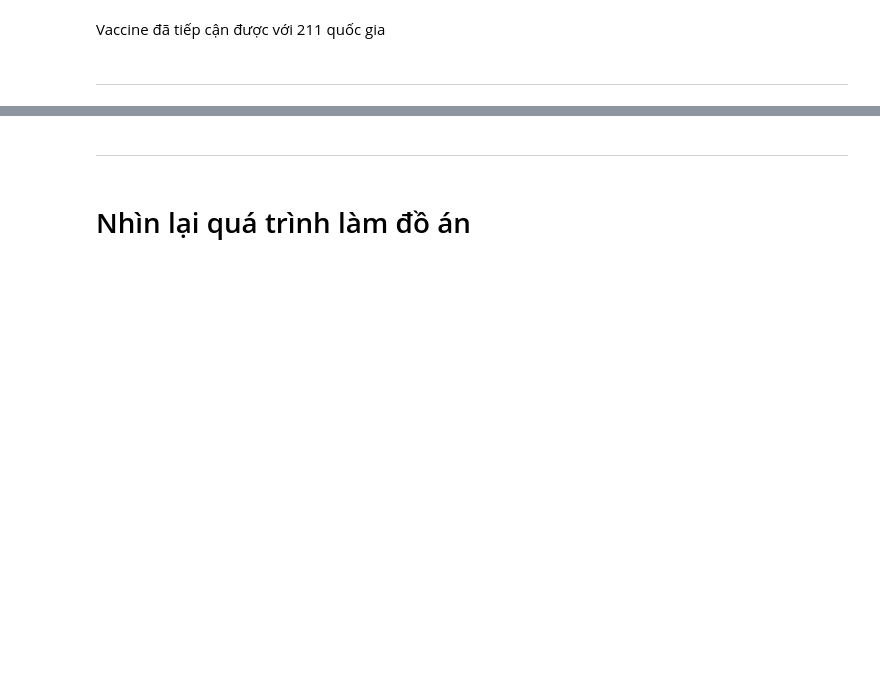
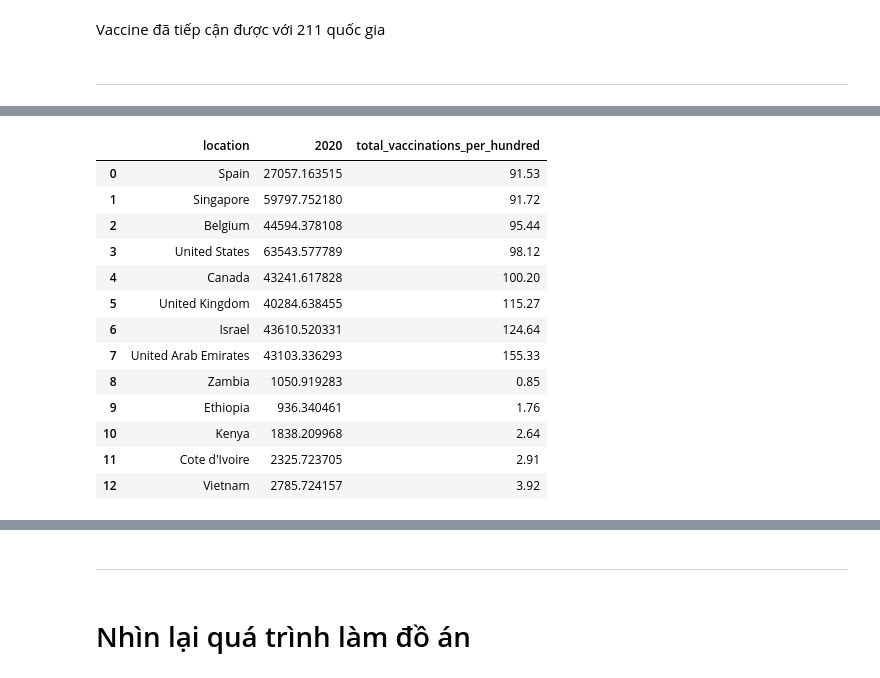
Before and after one commit to FinalProject-P4DS/FinalProject-P4DS, a Jupyter notebook: Final_Project-P4DS.ipynb, the cells around one changed output, grey strips where cells are left out. Saved outputs shown, nothing was run; the diff lists cells and outputs as text; code cells hidden in the pictures; blank space fills up the shorter version.

```diff
--- a/Final_Project-P4DS.ipynb
+++ b/Final_Project-P4DS.ipynb
@@ -633,0 +368,36 @@ num_vaccinations_each_month
+# %%
+# Đọc file API_NY.GDP.PCAP.CD_DS2_en_csv_v2_2593099.csv
+gdp_per_capita= pd.read_csv('API_NY.GDP.PCAP.CD_DS2_en_csv_v2_2593099.csv',skiprows=4)
+
+# Tiền xử lý:
+# Chuyển sang type float
+gdp_per_capita.loc[:,'1960':'2020']=gdp_per_capita.loc[:,'1960':'2020'].astype(float)
+
+# Điền khuyết vào giá trị 'nan' của cột '2020'
+start=gdp_per_capita.shape[1]-3 # index of column '2019'
+end = start-(2020-1960) #index of column '1960'
+for i in range(len(gdp_per_capita['2020'])):
+    if math.isnan(gdp_per_capita.loc[i,'2020']):
+        for j in range(start,end,-1):
+            if math.isnan(gdp_per_capita.iloc[i,j])!=True:
+                gdp_per_capita.loc[i,'2020']=gdp_per_capita.iloc[i,j]
+                break
+
+gdp_per_capita_2020= gdp_per_capita[['Country Code','2020']]
+
+# Kết với dataframe gdp_per_capita_2020 and national_vacc
+gdp_per_capita_national_vacc=national_vacc.merge(gdp_per_capita_2020,left_on='iso_code', right_on='Country Code')
+# %%
+# Lọc theo date = 2021/07/01 và  total_vaccinations > 4000000
+cur_date= pd.to_datetime('2021/07/01', format='%Y/%m/%d')
+filter1= gdp_per_capita_national_vacc['date']==cur_date
+filter2= gdp_per_capita_national_vacc['total_vaccinations']>4000000
+df = gdp_per_capita_national_vacc.where(filter1&filter2)
+df.dropna(inplace =True)
+
+top8_highest_location = df[['location','2020','total_vaccinations_per_hundred']].sort_values(by =['total_vaccinations_per_hundred'], ascending = True).iloc[-8:]
+top5_lowest_location =gdp_per_capita_national_vacc[filter1][['location','2020','total_vaccinations_per_hundred']].sort_values(by =['total_vaccinations_per_hundred'], ascending = True).iloc[0:5]
+
+location_list=pd.concat([top8_highest_location,top5_lowest_location],axis=0)
+location_list=location_list.reset_index()
+location_list.drop(columns='index',inplace=True)
@@ -633,0 +463,17 @@ num_vaccinations_each_month
+# %%
+location_list
+# %% [output]
+|  | location | 2020 | total_vaccinations_per_hundred |
+| 0 | Spain | 27057.163515 | 91.53 |
+| 1 | Singapore | 59797.752180 | 91.72 |
+| 2 | Belgium | 44594.378108 | 95.44 |
+| 3 | United States | 63543.577789 | 98.12 |
+| 4 | Canada | 43241.617828 | 100.20 |
+| 5 | United Kingdom | 40284.638455 | 115.27 |
+| 6 | Israel | 43610.520331 | 124.64 |
+| 7 | United Arab Emirates | 43103.336293 | 155.33 |
+| 8 | Zambia | 1050.919283 | 0.85 |
+| 9 | Ethiopia | 936.340461 | 1.76 |
+| 10 | Kenya | 1838.209968 | 2.64 |
+| 11 | Cote d'Ivoire | 2325.723705 | 2.91 |
+| 12 | Vietnam | 2785.724157 | 3.92 |
```
Also changed, not shown: parts of 103 cells of this notebook.
